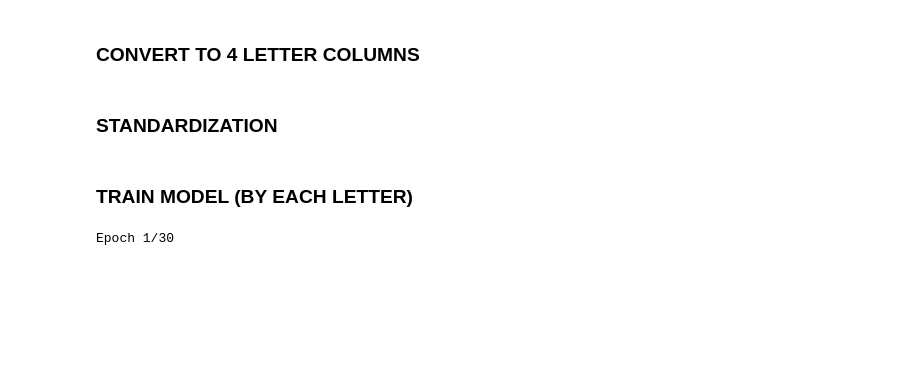
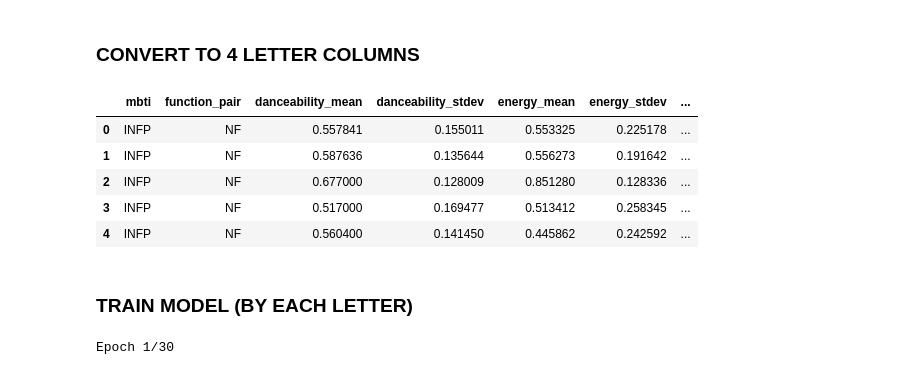
Before and after one commit to Jeffreys38/MBTI-Spotify-Playlist, a Jupyter notebook: train.ipynb, the cells around one changed output. Saved outputs shown, nothing was run; the diff lists cells and outputs as text; code cells hidden in the pictures; blank space fills up the shorter version.

```diff
--- a/train.ipynb
+++ b/train.ipynb
@@ -25,7 +38,14 @@ df.tail(5)
 # %%
 df["IE"] = df["mbti"].str[0].map({'I': 0, 'E': 1})
 df["NS"] = df["mbti"].str[1].map({'N': 0, 'S': 1})
 df["TF"] = df["mbti"].str[2].map({'T': 0, 'F': 1})
 df["JP"] = df["mbti"].str[3].map({'J': 0, 'P': 1})
+
+df.head(5)
+# %% [output]
+|  | mbti | function_pair | danceability_mean | danceability_stdev | energy_mean | energy_stdev | ... |
+| 0 | INFP | NF | 0.557841 | 0.155011 | 0.553325 | 0.225178 | ... |
+| 1 | INFP | NF | 0.587636 | 0.135644 | 0.556273 | 0.191642 | ... |
+| 2 | INFP | NF | 0.677000 | 0.128009 | 0.851280 | 0.128336 | ... |
+| 3 | INFP | NF | 0.517000 | 0.169477 | 0.513412 | 0.258345 | ... |
+| 4 | INFP | NF | 0.560400 | 0.141450 | 0.445862 | 0.242592 | ... |
-# %% [markdown]
-### STANDARDIZATION
```
Also changed, not shown: parts of 11 cells of this notebook, 5 other files.
